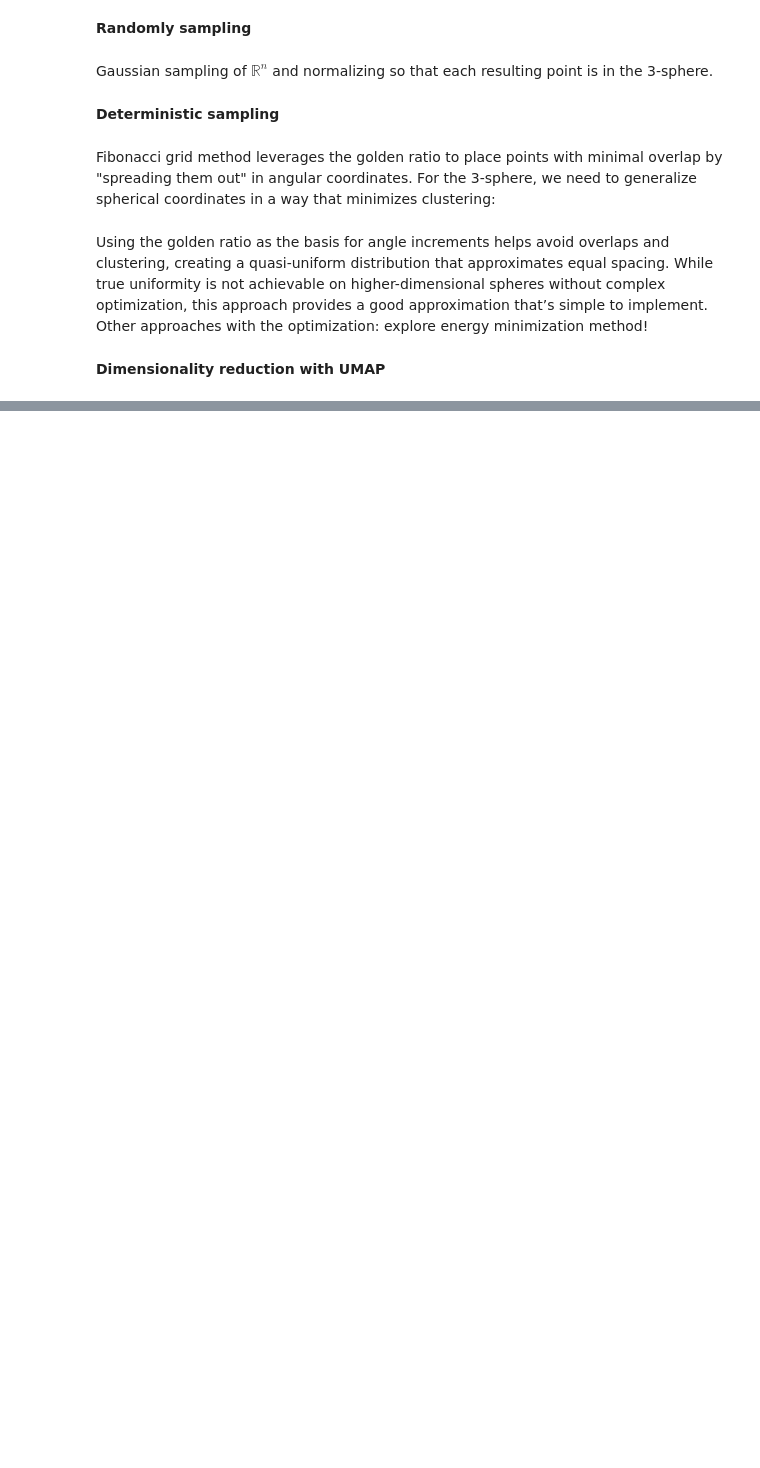
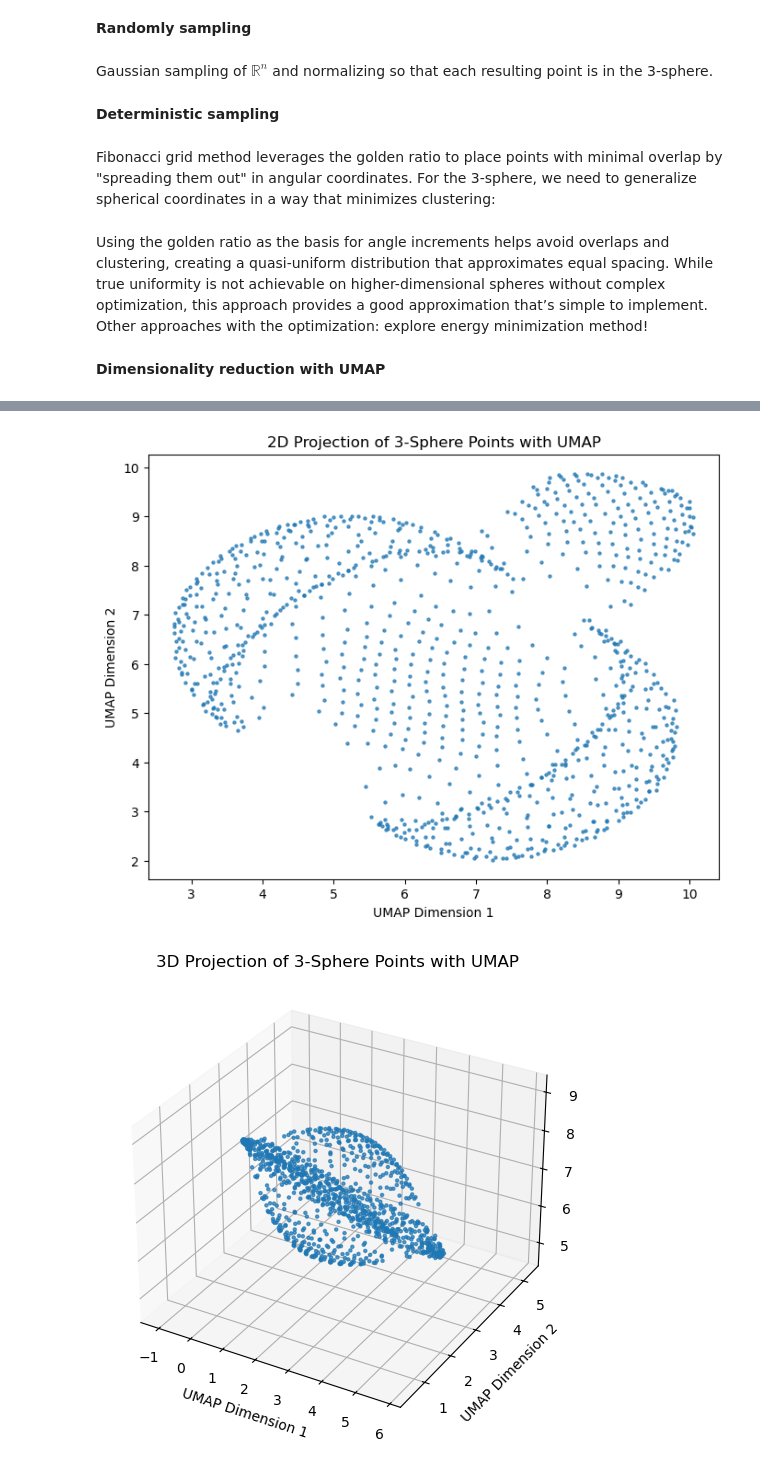
Before and after one commit to laurasaizz/Visualization-S3, a Jupyter notebook: umap3sphere.ipynb, the cells around one changed output, grey strips where cells are left out. Drawn from its saved outputs; the diff is of its cells as text; code cells hidden in the pictures; blank space fills up the shorter version.

```diff
--- a/umap3sphere.ipynb
+++ b/umap3sphere.ipynb
@@ -169,0 +238,30 @@ plt.show()
+# %%
+#large n_neighbors, small min_dist
+fg_embedding_2d = umap.UMAP(
+    n_components = 2, n_neighbors=100, learning_rate=0.5, init="random", min_dist=0.001
+).fit_transform(fibonaccigrid_sampled_points.data)
+
+# Plotting the 2D UMAP result
+plt.figure(figsize=(8, 6))
+plt.scatter(fg_embedding_2d[:, 0], fg_embedding_2d[:, 1], s=5, alpha=0.7)
+plt.xlabel('UMAP Dimension 1')
+plt.ylabel('UMAP Dimension 2')
+plt.title('2D Projection of 3-Sphere Points with UMAP')
+plt.show()
+
+fg_embedding_3d = umap.UMAP(
+    n_components = 3, n_neighbors=100, learning_rate=0.5, init="random", min_dist=0.001
+).fit_transform(fibonaccigrid_sampled_points.data)
+
+#Plotting the 3D UMAP result
+fig = plt.figure(figsize=(8, 6))
+ax = fig.add_subplot(111, projection='3d')
+ax.scatter(fg_embedding_3d[:, 0], fg_embedding_3d[:, 1], fg_embedding_3d[:, 2], s=5, alpha=0.7)
+ax.set_xlabel('UMAP Dimension 1')
+ax.set_ylabel('UMAP Dimension 2')
+ax.set_zlabel('UMAP Dimension 3')
+ax.set_title('3D Projection of 3-Sphere Points with UMAP')
+plt.show()
+# %% [output]
+[figure, added]
+[figure, added]
```
Also changed, not shown: parts of 10 cells of this notebook.
